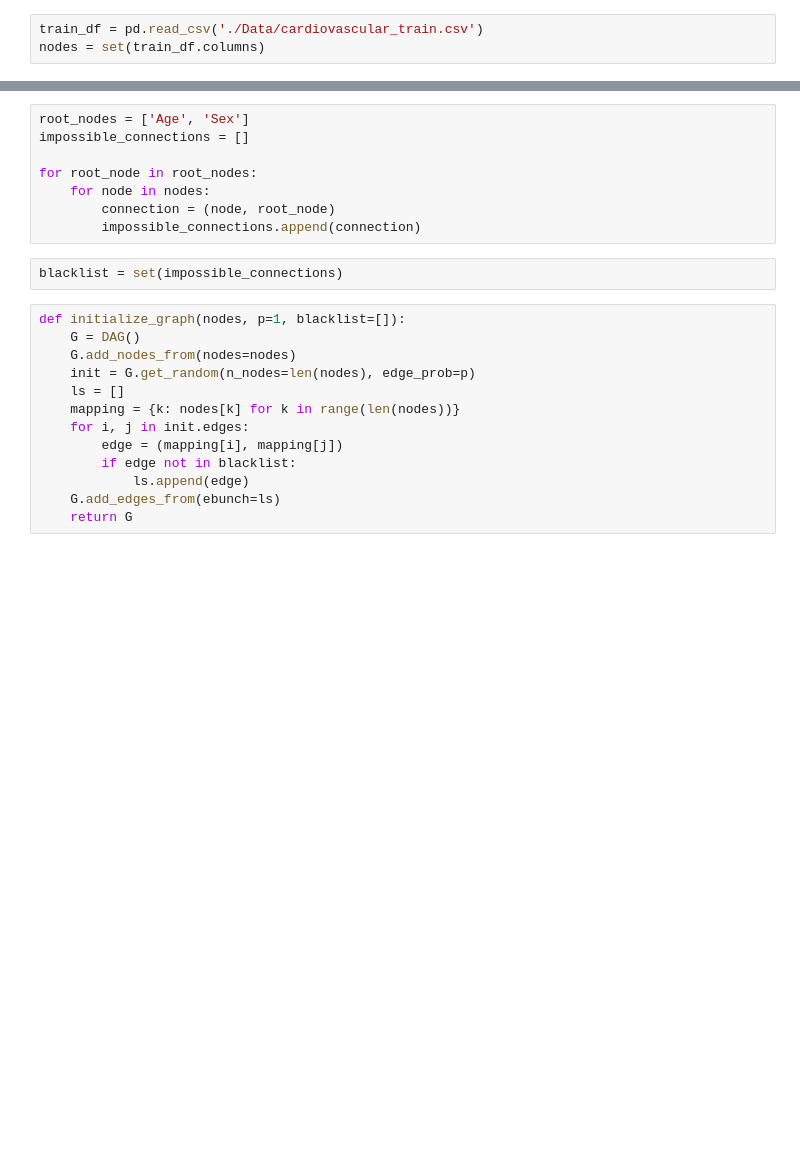
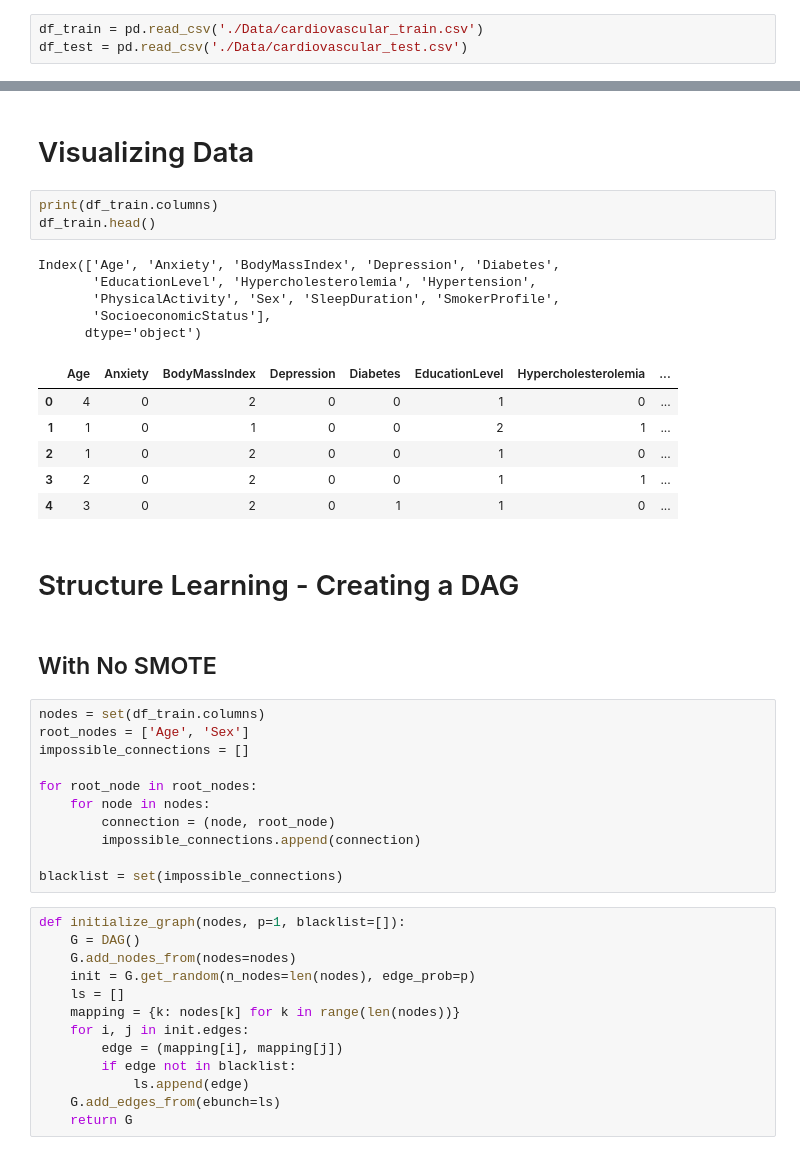
Before and after one commit to jessicasgsoares/Using-Bayesian-Network-for-the-Prediction-and-Diagnosis-of-Diabetes, a Jupyter notebook: organized.ipynb, the cells around one changed output, grey strips where cells are left out. Cells and saved outputs as stored; diff of their text form; blank space fills up the shorter version.

```diff
--- a/organized.ipynb
+++ b/organized.ipynb
@@ -23,3 +29,3 @@ from pgmpy.inference import VariableElimination
 # %%
-train_df = pd.read_csv('./Data/cardiovascular_train.csv')
-nodes = set(train_df.columns)
+df_train = pd.read_csv('./Data/cardiovascular_train.csv')
+df_test = pd.read_csv('./Data/cardiovascular_test.csv')
@@ -34,4 +62,26 @@ Index(['Age', 'Anxiety', 'BodyMassIndex', 'Depression', 'Diabetes',
+# %% [markdown]
+# Visualizing Data
+# %%
+print(df_train.columns)
+df_train.head()
+# %% [output]
+Index(['Age', 'Anxiety', 'BodyMassIndex', 'Depression', 'Diabetes',
+       'EducationLevel', 'Hypercholesterolemia', 'Hypertension',
+       'PhysicalActivity', 'Sex', 'SleepDuration', 'SmokerProfile',
+       'SocioeconomicStatus'],
+      dtype='object')
+|  | Age | Anxiety | BodyMassIndex | Depression | Diabetes | EducationLevel | Hypercholesterolemia | ... |
+| 0 | 4 | 0 | 2 | 0 | 0 | 1 | 0 | ... |
+| 1 | 1 | 0 | 1 | 0 | 0 | 2 | 1 | ... |
+| 2 | 1 | 0 | 2 | 0 | 0 | 1 | 0 | ... |
+| 3 | 2 | 0 | 2 | 0 | 0 | 1 | 1 | ... |
+| 4 | 3 | 0 | 2 | 0 | 1 | 1 | 0 | ... |
+# %% [markdown]
+# Structure Learning - Creating a DAG
+# %% [markdown]
+## With No SMOTE
 # %%
+nodes = set(df_train.columns)
 root_nodes = ['Age', 'Sex']
 impossible_connections = []
 
@@ -39,8 +89,8 @@ for root_node in root_nodes:
     for node in nodes:
         connection = (node, root_node)
         impossible_connections.append(connection)
+
+blacklist = set(impossible_connections)
-# %%
-blacklist = set(impossible_connections)
 # %%
 def initialize_graph(nodes, p=1, blacklist=[]):
     G = DAG()
```
Also changed, not shown: parts of 56 cells of this notebook.
